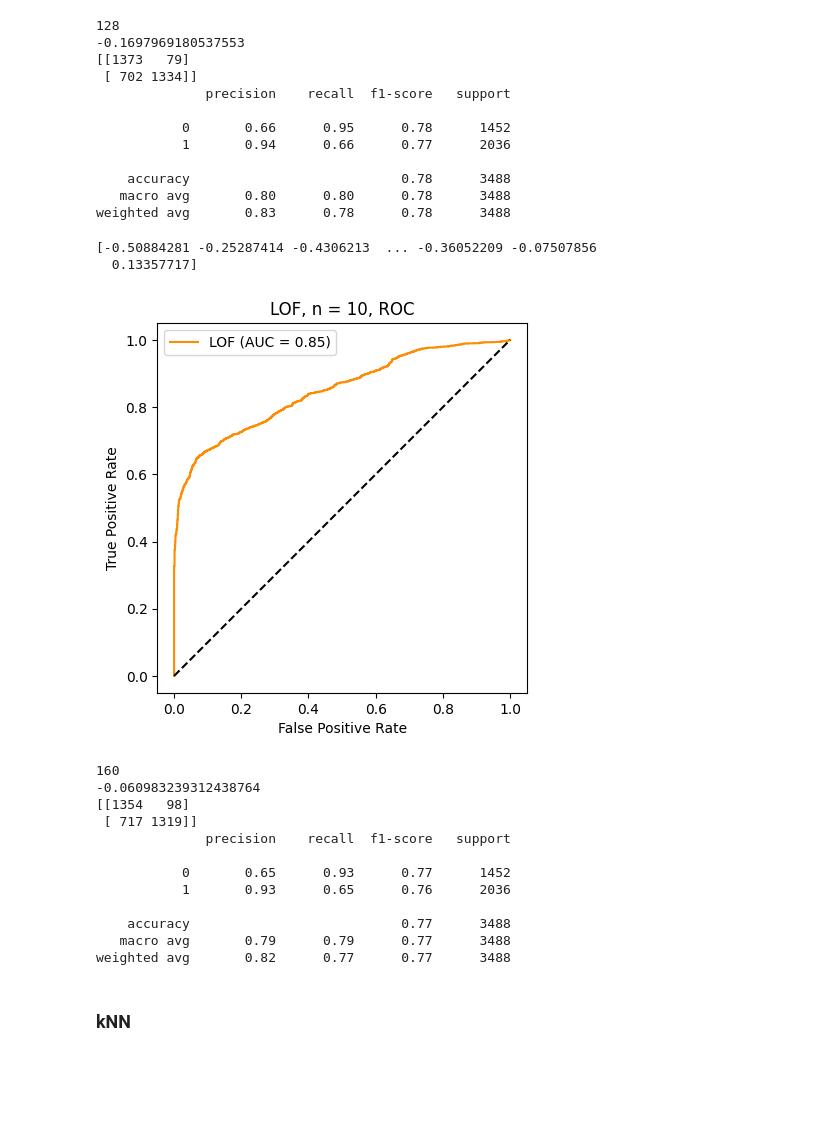
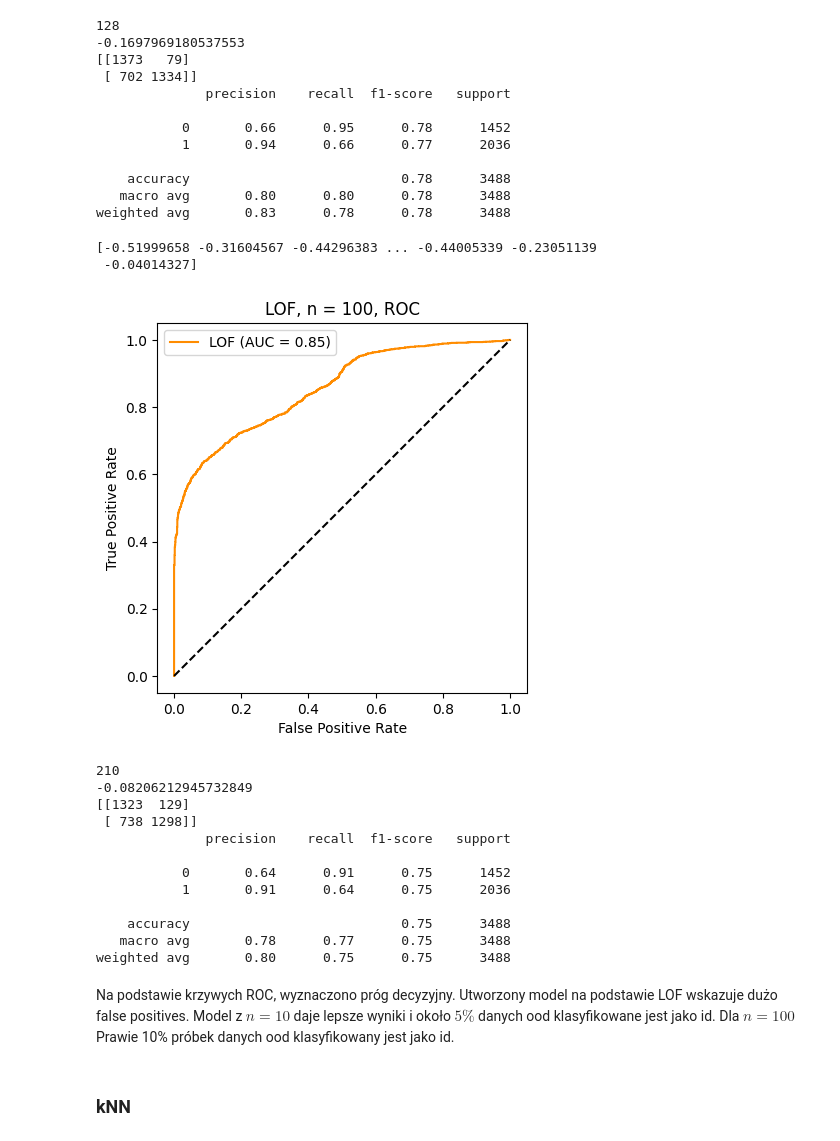
Before and after one commit to mgraves236/anomaly_detection, a Jupyter notebook: ICT_projekt.ipynb, the cells around one changed output. Cells and saved outputs as stored; diff of their text form; code cells hidden in the pictures; blank space fills up the shorter version.

```diff
--- a/ICT_projekt.ipynb
+++ b/ICT_projekt.ipynb
@@ -1621,56 +1648,58 @@ from sklearn.metrics import RocCurveDisplay
 from sklearn.neighbors import LocalOutlierFactor
 from sklearn.metrics import confusion_matrix, classification_report
 
-model = LocalOutlierFactor(n_neighbors=50, novelty=True)
+model = LocalOutlierFactor(n_neighbors=100, novelty=True)
 model.fit(X_train)
 
 # samples with a negative LOF score (indicating they are less dense than their neighbors) are considered outliers,
 # those with a positive LOF score (indicating they are more dense than their neighbors) are considered inliers
 yy_score = -model.decision_function(XX)
 print(yy_score)
 
 RocCurveDisplay.from_predictions(
     yy,
     yy_score,
     name="LOF",
     color="darkorange",
     pos_label=1
 )
 plt.plot([0, 1], [0, 1], "k--")
 plt.axis("square")
 plt.xlabel("False Positive Rate")
 plt.ylabel("True Positive Rate")
-string = "LOF, n = 10, ROC"
+string = "LOF, n = 100, ROC"
 plt.title(string)
 plt.legend()
 plt.show()
 
 # find the best threshold
 fpr, tpr, thresholds = sklearn.metrics.roc_curve(yy, yy_score)
 print(np.argmax(tpr - fpr))
 print(thresholds[np.argmax(tpr - fpr)])
 
 yy_pred = yy_score.copy()
 yy_pred = np.where(yy_score <=  thresholds[np.argmax(tpr - fpr)], 0, 1)
 
 print(confusion_matrix(yy, yy_pred))
 print(classification_report(yy, yy_pred))
 # %% [output]
-[-0.50884281 -0.25287414 -0.4306213  ... -0.36052209 -0.07507856
-  0.13357717]
+[-0.51999658 -0.31604567 -0.44296383 ... -0.44005339 -0.23051139
+ -0.04014327]
-[figure, old version]
+[figure, new version]
-160
--0.060983239312438764
-[[1354   98]
- [ 717 1319]]
+210
+-0.08206212945732849
+[[1323  129]
+ [ 738 1298]]
               precision    recall  f1-score   support
 
-           0       0.65      0.93      0.77      1452
-           1       0.93      0.65      0.76      2036
+           0       0.64      0.91      0.75      1452
+           1       0.91      0.64      0.75      2036
 
-    accuracy                           0.77      3488
-   macro avg       0.79      0.79      0.77      3488
-weighted avg       0.82      0.77      0.77      3488
+    accuracy                           0.75      3488
+   macro avg       0.78      0.77      0.75      3488
+weighted avg       0.80      0.75      0.75      3488
+# %% [markdown]
+Na podstawie krzywych ROC, wyznaczono próg decyzyjny. Utworzony model na podstawie LOF wskazuje dużo false positives. Model z $n=10$ daje lepsze wyniki i około $5\%$ danych ood klasyfikowane jest jako id. Dla $n=100$ Prawie 10% próbek danych ood klasyfikowany jest jako id.
 # %% [markdown]
 ### kNN
 # %%
```
Also changed, not shown: parts of 21 cells of this notebook.
